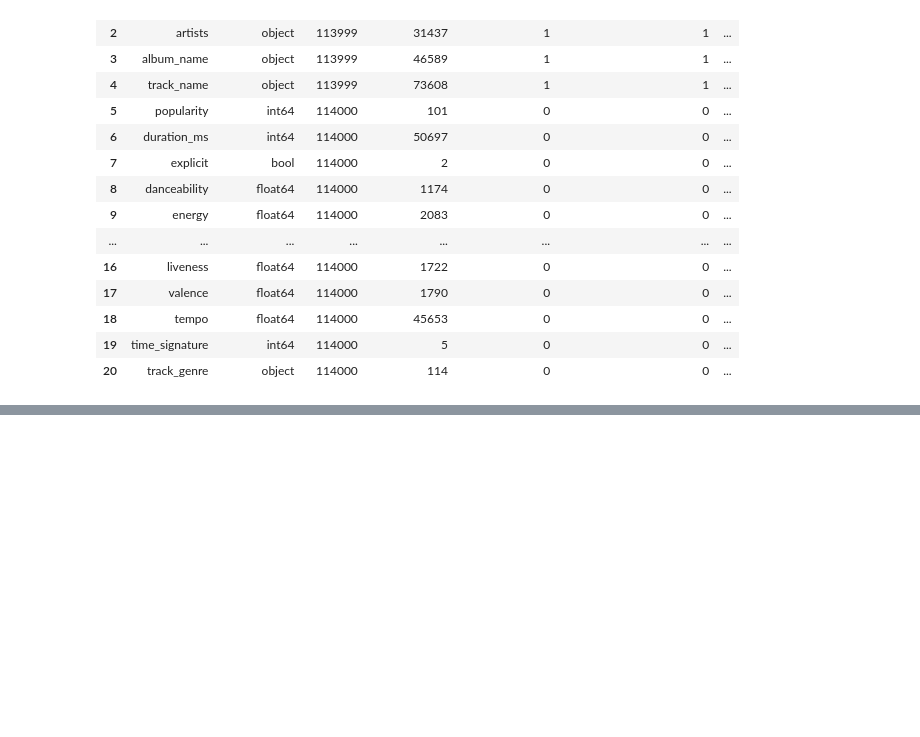
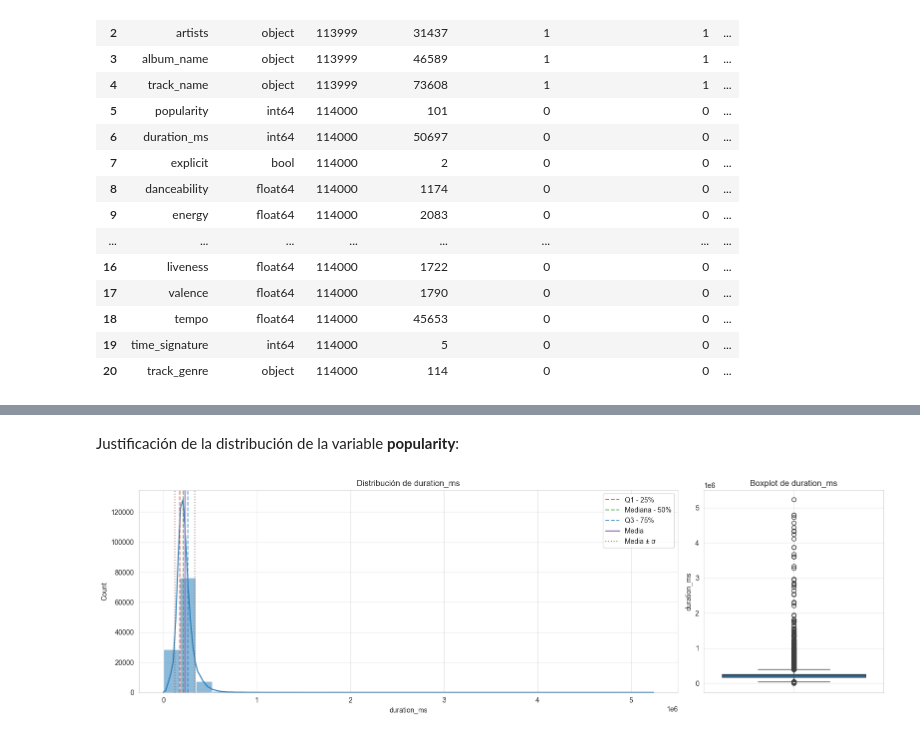
Before and after one commit to marcfernandezpereiraUOC/TFG, a Jupyter notebook: 01_exploracion.ipynb, the cells around one changed output, grey strips where cells are left out. Saved outputs shown, nothing was run; the diff lists cells and outputs as text; code cells hidden in the pictures; blank space fills up the shorter version.

```diff
--- a/01_exploracion.ipynb
+++ b/01_exploracion.ipynb
@@ -138,0 +194,6 @@ Sin embargo, es importante tener en cuenta que estos duplicados deberán ser eli
+# %% [markdown]
+Justificación de la distribución de la variable **popularity**:
+# %%
+plot_distribution(num_df, 'duration_ms')
+# %% [output]
+[figure, added]
```
Also changed, not shown: parts of 37 cells of this notebook, 3 other files.
